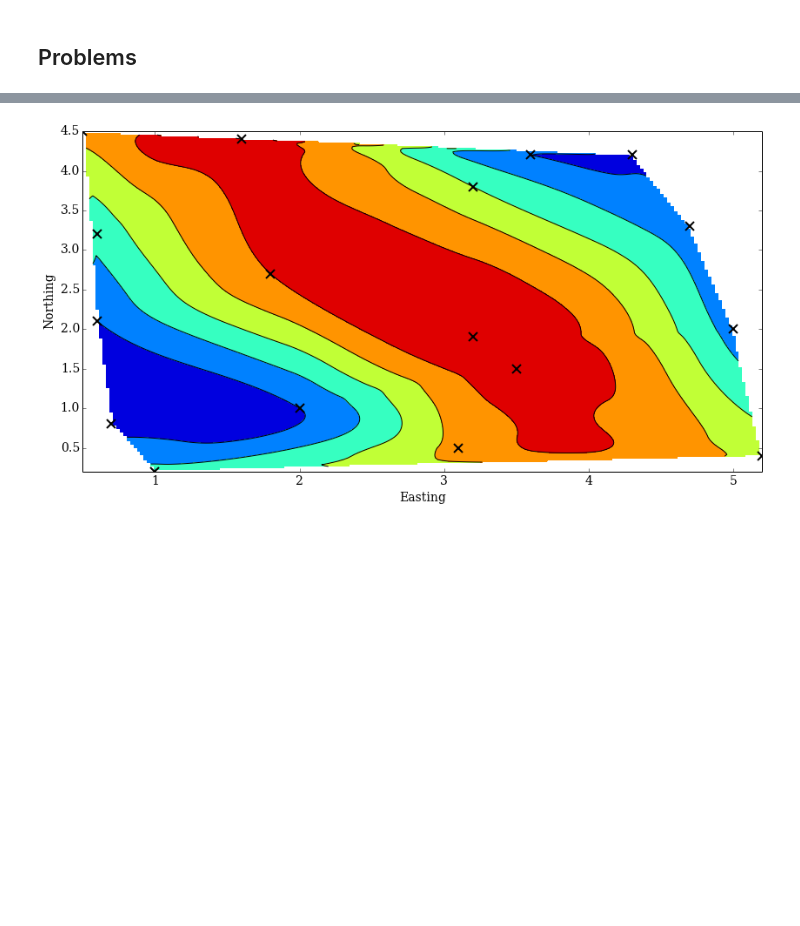
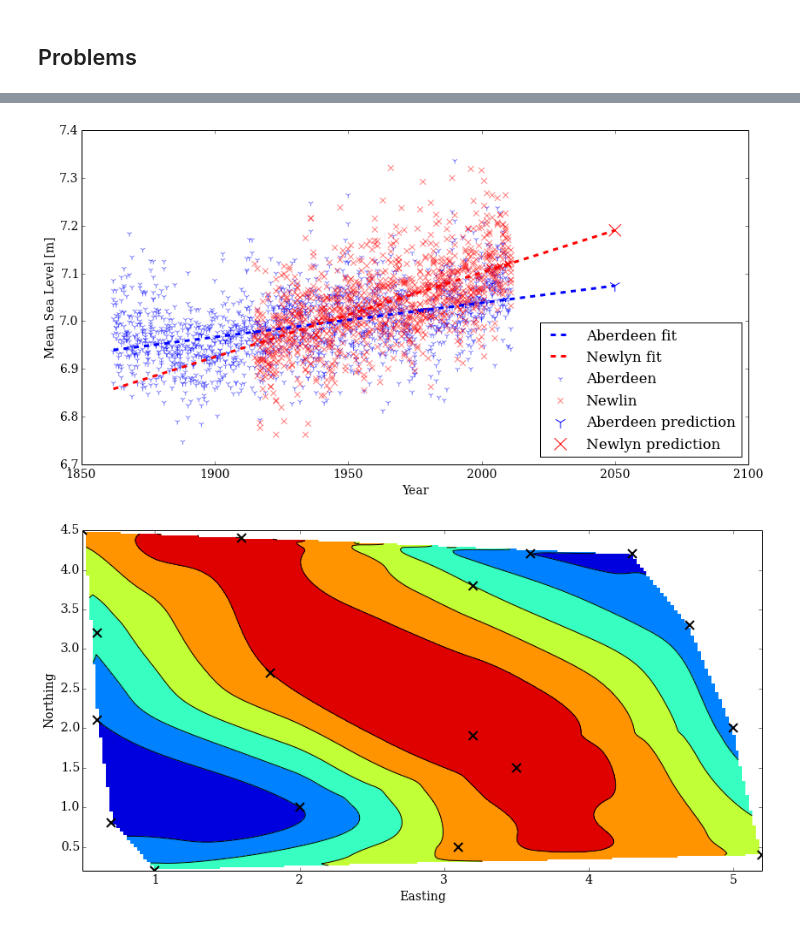
Before and after one commit to philippslang/nummet_I, a Jupyter notebook: Exercises.ipynb, the cells around one changed output, grey strips where cells are left out. Saved outputs shown, nothing was run; the diff lists cells and outputs as text; code cells hidden in the pictures; blank space fills up the shorter version.

```diff
--- a/Exercises.ipynb
+++ b/Exercises.ipynb
@@ -99,41 +99,42 @@ plt.show()
 # %%
 # AD 2)
 
 # load data
 data_a = np.loadtxt('aberdeen_msl.txt', skiprows=1)
 msl_a = data_a[:,2]
 year_a = data_a[:,0]
 data_n = np.loadtxt('newlyn_msl.txt', skiprows=1)
 msl_n = data_n[:,2]
 year_n = data_n[:,0]
 
 # plot data
-plt.scatter(year_a, msl_a, marker='1', s=45, label='Aberdeen')
-plt.scatter(year_n, msl_n, marker='x', color='red', s=45, label='Newlin')
+plt.scatter(year_a, msl_a, marker='1', s=45, label='Aberdeen', alpha=0.5)
+plt.scatter(year_n, msl_n, marker='x', color='red', s=45, label='Newlin', alpha=0.5)
 plt.xlabel('Year')
 plt.ylabel('Mean Sea Level [m]')
 
 # function to be fitted
 def linear(x, a, b):
     return a + b*x
 
 # get parameters for best fit
 po_a, pc_a = scop.curve_fit(linear, year_a, msl_a)
 po_n, pc_n = scop.curve_fit(linear, year_n, msl_n)
 
 # 2 points to evaluate fitted function at (x-values)
 year_pred = 2050
 x_fit = np.array([np.min(year_a), year_pred])
 
-print x_fit
-print linear(x_fit, *po_a)
-plt.plot(x_fit, linear(x_fit, *po_a), lw=2, label='Aberdeen fit')
-plt.scatter(year_pred, linear(year_pred, *po_a), marker='1', s=200, color='red', label='Aberdeen prediction')
-plt.plot(x_fit, linear(x_fit, *po_n), color='red', lw=2, label='Newlyn fit')
-
+# plot prediction
+plt.plot(x_fit, linear(x_fit, *po_a), lw=3, ls='--', label='Aberdeen fit')
+plt.scatter(year_pred, linear(year_pred, *po_a), marker='1', s=200, label='Aberdeen prediction')
+plt.plot(x_fit, linear(x_fit, *po_n), color='red', lw=3, ls='--', label='Newlyn fit')
+plt.scatter(year_pred, linear(year_pred, *po_n), marker='x', s=200, color='red', label='Newlyn prediction')
 
 plt.legend(loc=4, scatterpoints=1)
 plt.show()
+# %% [output]
+[figure, added]
 # %%
 # AD 3)
 
```
Also changed, not shown: parts of 3 cells of this notebook.
